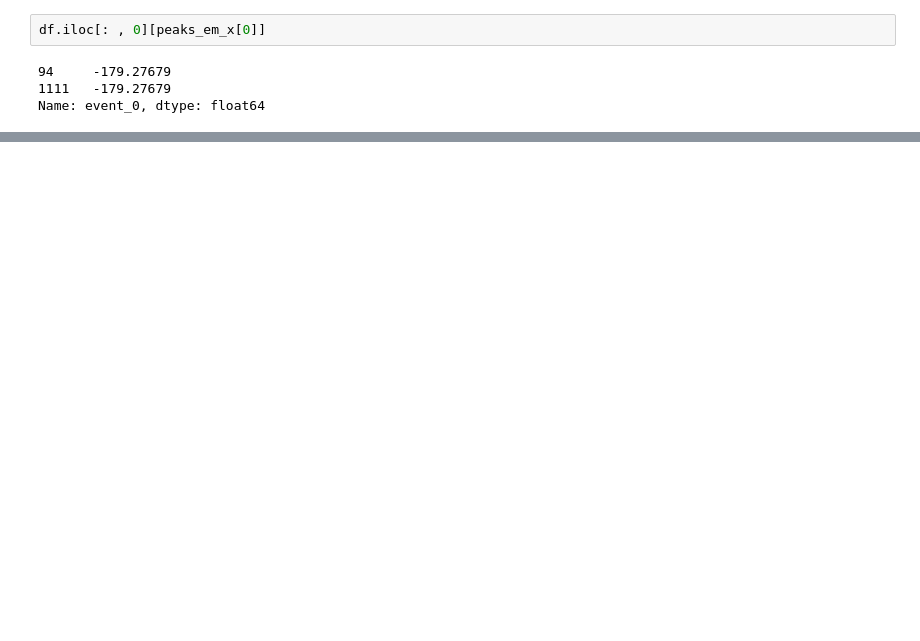
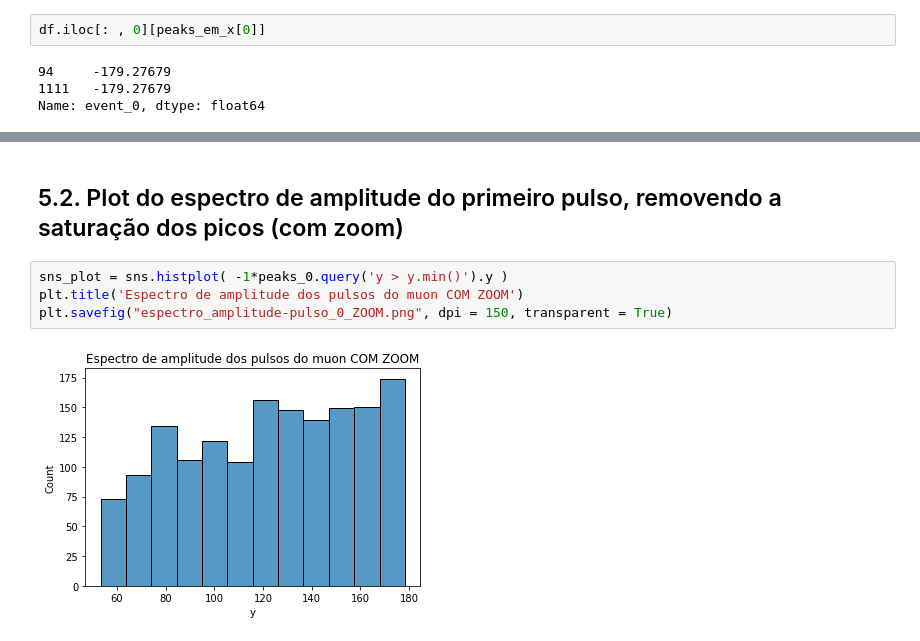
Before and after one commit to afauth/mudecay, a Jupyter notebook: espectro-carga-e-pico_v03.ipynb, the cells around one changed output, grey strips where cells are left out. Drawn from its saved outputs; the diff is of its cells as text; blank space fills up the shorter version.

```diff
--- a/espectro-carga-e-pico_v03.ipynb
+++ b/espectro-carga-e-pico_v03.ipynb
@@ -398,3 +405,11 @@ plt.savefig("espectro_carga_pulso_0.png", dpi = 150, transparent = True)
+# %% [markdown]
+## 5.2. Plot do espectro de amplitude do primeiro pulso, removendo a saturação dos picos (com zoom)
+# %%
+sns_plot = sns.histplot( -1*peaks_0.query('y > y.min()').y )
+plt.title('Espectro de amplitude dos pulsos do muon COM ZOOM')
+plt.savefig("espectro_amplitude-pulso_0_ZOOM.png", dpi = 150, transparent = True)
+# %% [output]
+[figure, added]
 # %%
 peaks_0.y.round().value_counts()
 # %% [output]
```
Also changed, not shown: parts of 58 cells of this notebook, 10 other files.
